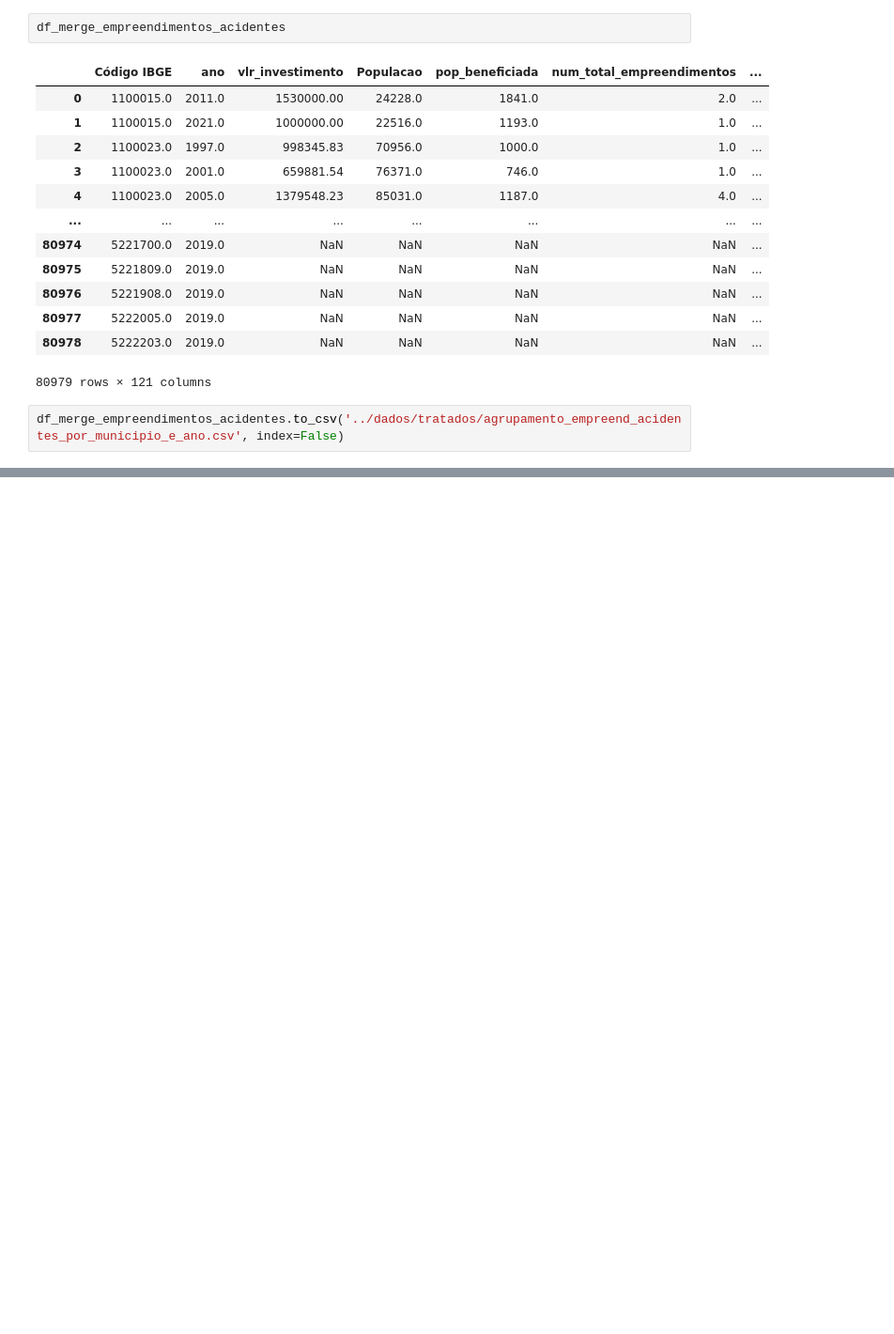
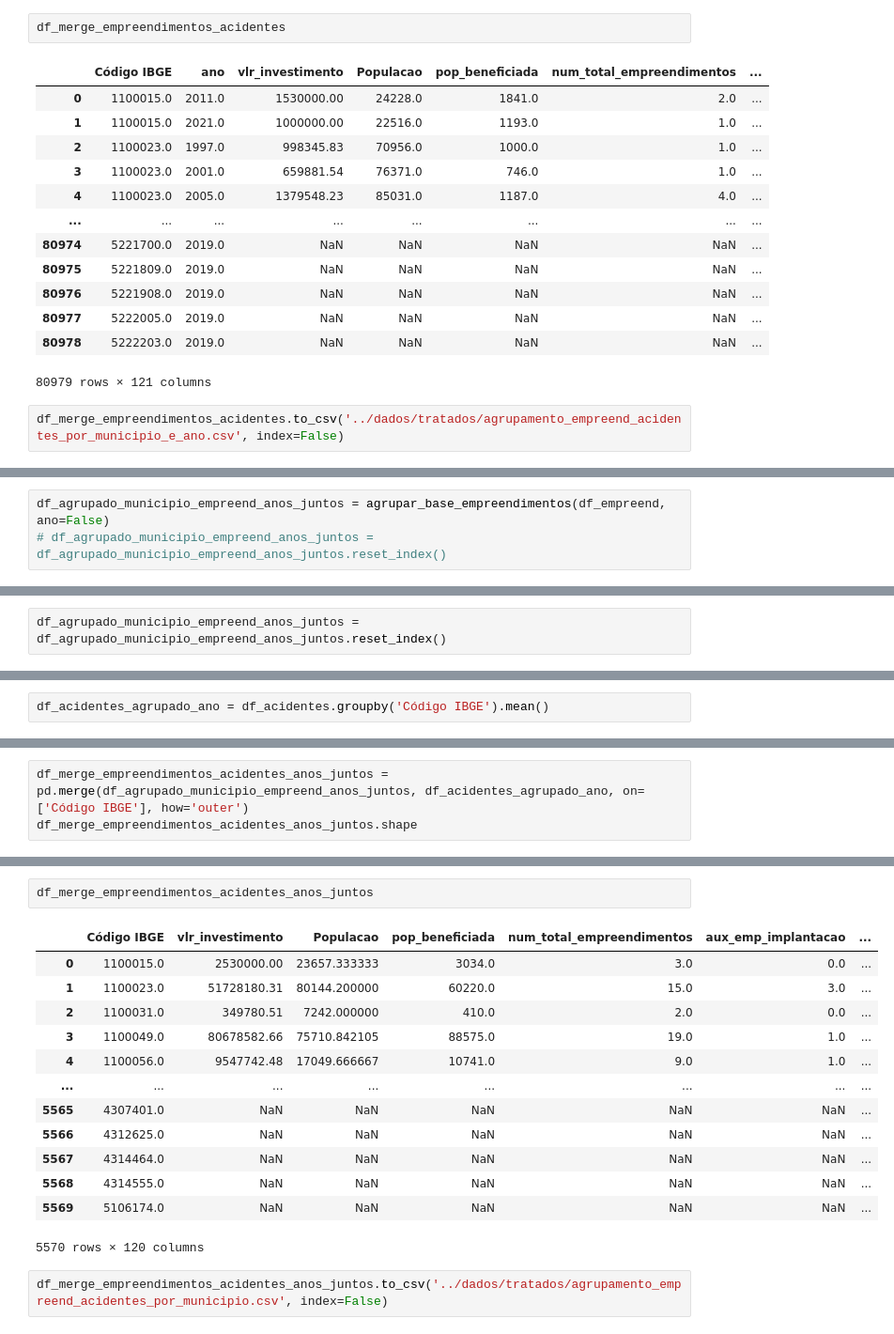
Before and after one commit to anayflima/simu-datathon-2024, a Jupyter notebook: analise_de_dados/agrupamento_municipio_ano.ipynb, the cells around one changed output, grey strips where cells are left out. Shown at 94% size. Drawn from its saved outputs; the diff is of its cells as text; blank space fills up the shorter version.

Commit message:
Agrupa empreendimentos e acidentes por municipio, juntando todos os anos

```diff
--- a/analise_de_dados/agrupamento_municipio_ano.ipynb
+++ b/analise_de_dados/agrupamento_municipio_ano.ipynb
@@ -176,0 +250,3 @@ df_merge_empreendimentos_acidentes.to_csv('../dados/tratados/agrupamento_empreen
+# %%
+df_agrupado_municipio_empreend_anos_juntos = agrupar_base_empreendimentos(df_empreend, ano=False)
+# df_agrupado_municipio_empreend_anos_juntos = df_agrupado_municipio_empreend_anos_juntos.reset_index()
@@ -176,0 +319,2 @@ df_merge_empreendimentos_acidentes.to_csv('../dados/tratados/agrupamento_empreen
+# %%
+df_agrupado_municipio_empreend_anos_juntos = df_agrupado_municipio_empreend_anos_juntos.reset_index()
@@ -176,0 +355,2 @@ df_merge_empreendimentos_acidentes.to_csv('../dados/tratados/agrupamento_empreen
+# %%
+df_acidentes_agrupado_ano = df_acidentes.groupby('Código IBGE').mean()
@@ -176,0 +365,3 @@ df_merge_empreendimentos_acidentes.to_csv('../dados/tratados/agrupamento_empreen
+# %%
+df_merge_empreendimentos_acidentes_anos_juntos = pd.merge(df_agrupado_municipio_empreend_anos_juntos, df_acidentes_agrupado_ano, on=['Código IBGE'], how='outer')
+df_merge_empreendimentos_acidentes_anos_juntos.shape
@@ -176,0 +404,18 @@ df_merge_empreendimentos_acidentes.to_csv('../dados/tratados/agrupamento_empreen
+# %%
+df_merge_empreendimentos_acidentes_anos_juntos
+# %% [output]
+|  | Código IBGE | vlr_investimento | Populacao | pop_beneficiada | num_total_empreendimentos | aux_emp_implantacao | ... |
+| 0 | 1100015.0 | 2530000.00 | 23657.333333 | 3034.0 | 3.0 | 0.0 | ... |
+| 1 | 1100023.0 | 51728180.31 | 80144.200000 | 60220.0 | 15.0 | 3.0 | ... |
+| 2 | 1100031.0 | 349780.51 | 7242.000000 | 410.0 | 2.0 | 0.0 | ... |
+| 3 | 1100049.0 | 80678582.66 | 75710.842105 | 88575.0 | 19.0 | 1.0 | ... |
+| 4 | 1100056.0 | 9547742.48 | 17049.666667 | 10741.0 | 9.0 | 1.0 | ... |
+| ... | ... | ... | ... | ... | ... | ... | ... |
+| 5565 | 4307401.0 | NaN | NaN | NaN | NaN | NaN | ... |
+| 5566 | 4312625.0 | NaN | NaN | NaN | NaN | NaN | ... |
+| 5567 | 4314464.0 | NaN | NaN | NaN | NaN | NaN | ... |
+| 5568 | 4314555.0 | NaN | NaN | NaN | NaN | NaN | ... |
+| 5569 | 5106174.0 | NaN | NaN | NaN | NaN | NaN | ... |
+5570 rows × 120 columns
+# %%
+df_merge_empreendimentos_acidentes_anos_juntos.to_csv('../dados/tratados/agrupamento_empreend_acidentes_por_municipio.csv', index=False)
```
Also changed, not shown: parts of 28 cells of this notebook, 1 other file.
